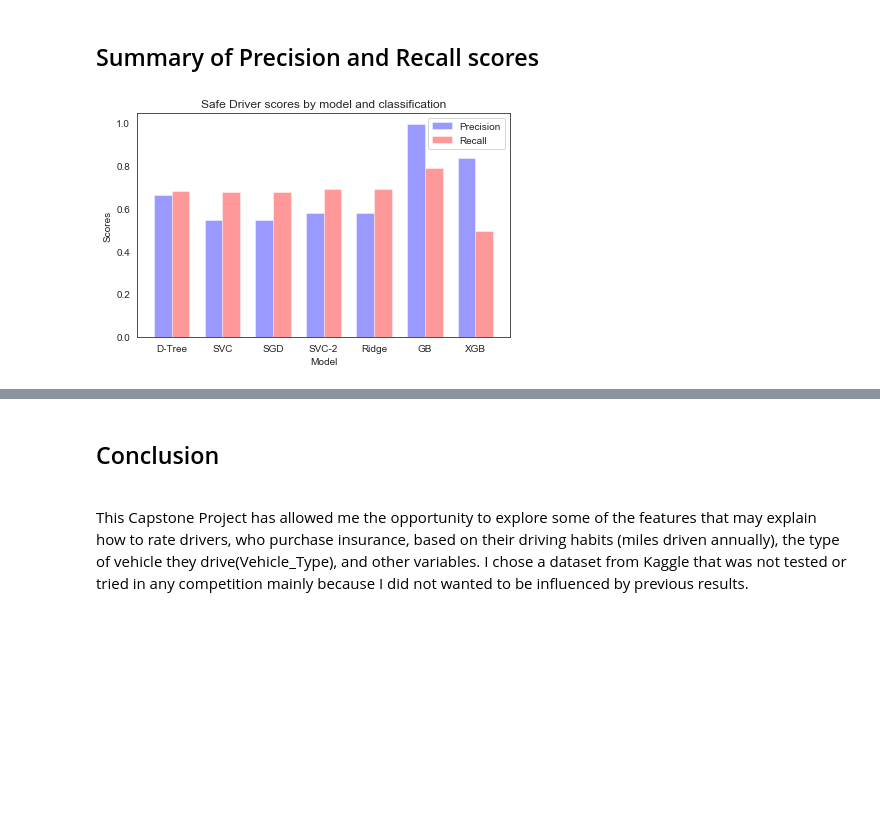
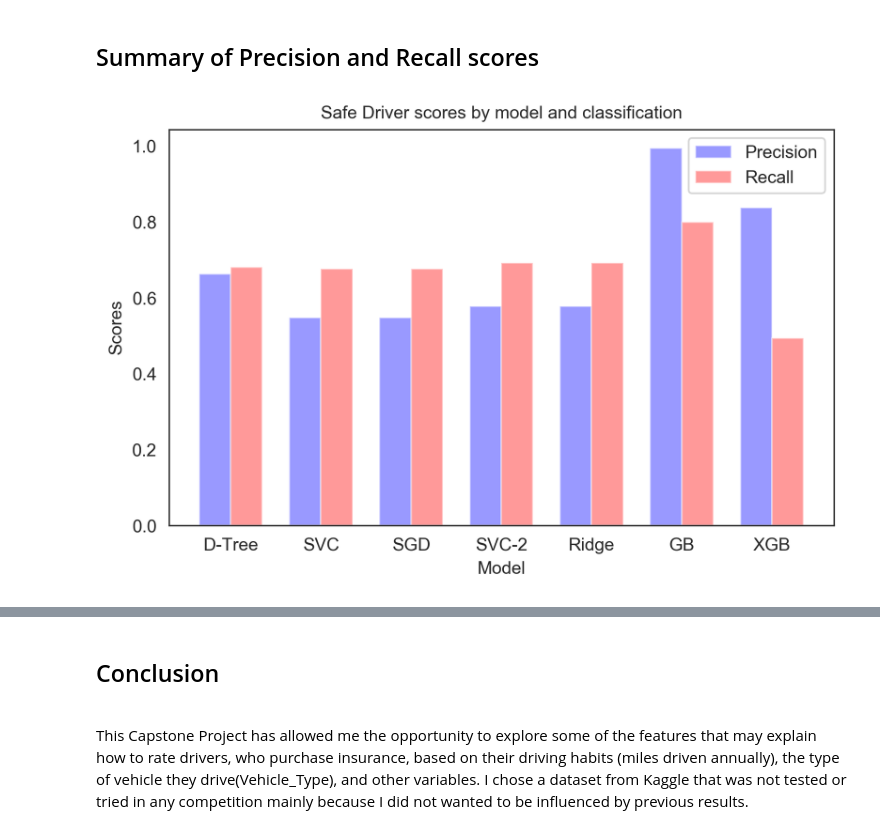
Before and after one commit to mu-mandayam/DataScience, a Jupyter notebook: Supervised_Learning_Capstone/Sup_Learning_Capstone_Safe_Driver.ipynb, the cells around one changed output, grey strips where cells are left out. Drawn from its saved outputs; the diff is of its cells as text; code cells hidden in the pictures; blank space fills up the shorter version.

```diff
--- a/Supervised_Learning_Capstone/Sup_Learning_Capstone_Safe_Driver.ipynb
+++ b/Supervised_Learning_Capstone/Sup_Learning_Capstone_Safe_Driver.ipynb
@@ -84,6 +84,12 @@ from matplotlib import pyplot as plt
 sns.set_style('white')
 pd.options.display.float_format = '{:.3f}'.format
 
+from matplotlib.ticker import MaxNLocator
+from collections import namedtuple
+import matplotlib as mpl
+mpl.rcParams['figure.dpi']= 300
+
+
 # Suppressing annoying harmless error
 warnings.filterwarnings(
     action="ignore",
@@ -853,6 +859,9 @@ import numpy as np
 import matplotlib.pyplot as plt
 from matplotlib.ticker import MaxNLocator
 from collections import namedtuple
+import matplotlib as mpl
+
+mpl.rcParams['figure.dpi']= 300
 
 n_groups = 7
 
@@ -869,38 +878,42 @@ recall = (decision_tree['Safe Driver']['recall'],
           sgd_scores['Safe Driver']['recall'],
           svc_2_scores['Safe Driver']['recall'],
           ridge_scores['Safe Driver']['recall'],
           GB_scores['Safe Driver']['recall'],
           XGB_scores['Safe Driver']['recall'])
 
 fig, ax = plt.subplots()
 
 index = np.arange(n_groups)
 bar_width = 0.35
 
 opacity = 0.4
 error_config = {'ecolor': '0.3'}
 
 rects1 = ax.bar(index, precision, bar_width,
                 alpha=opacity, color='b',
                 error_kw=error_config,
                 label='Precision')
 
 rects2 = ax.bar(index + bar_width, recall, bar_width,
                 alpha=opacity, color='r',
                 error_kw=error_config,
                 label='Recall')
 
-ax.set_xlabel('Model')
-ax.set_ylabel('Scores')
-ax.set_title('Safe Driver scores by model and classification')
+ax.set_xlabel('Model', fontsize=10)
+ax.set_ylabel('Scores', fontsize=10)
+ax.set_title('Safe Driver scores by model and classification', fontsize=10)
 ax.set_xticks(index + bar_width / 2)
-ax.set_xticklabels(('D-Tree', 'SVC', 'SGD', 'SVC-2', 'Ridge', 'GB', 'XGB'))
+ax.set_xticklabels(('D-Tree', 'SVC', 'SGD', 'SVC-2',
+                    'Ridge', 'GB', 'XGB'), fontsize=10)
 ax.legend()
 
 fig.tight_layout()
+
+plt.savefig('Safe_Driver_Bargraph_200.eps', dpi=200)
+
 plt.show()
 # %% [output]
-[figure, old version]
+[figure, new version]
 # %%
 # Collect all the classification scores and plot results as a bargraph to compare performances
 # of different models
```
Also changed, not shown: parts of 14 cells of this notebook.
